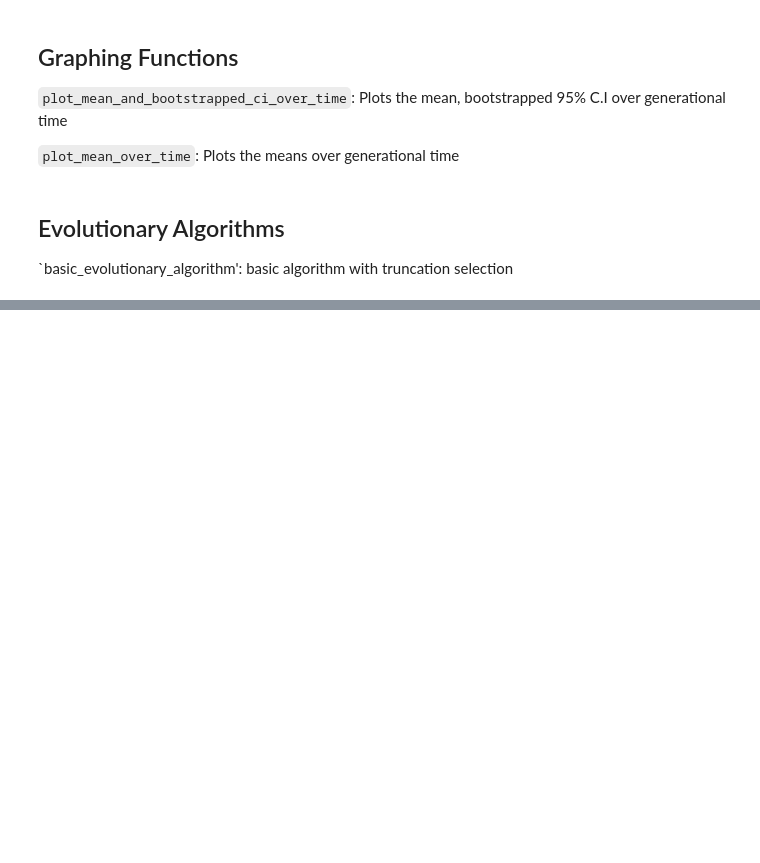
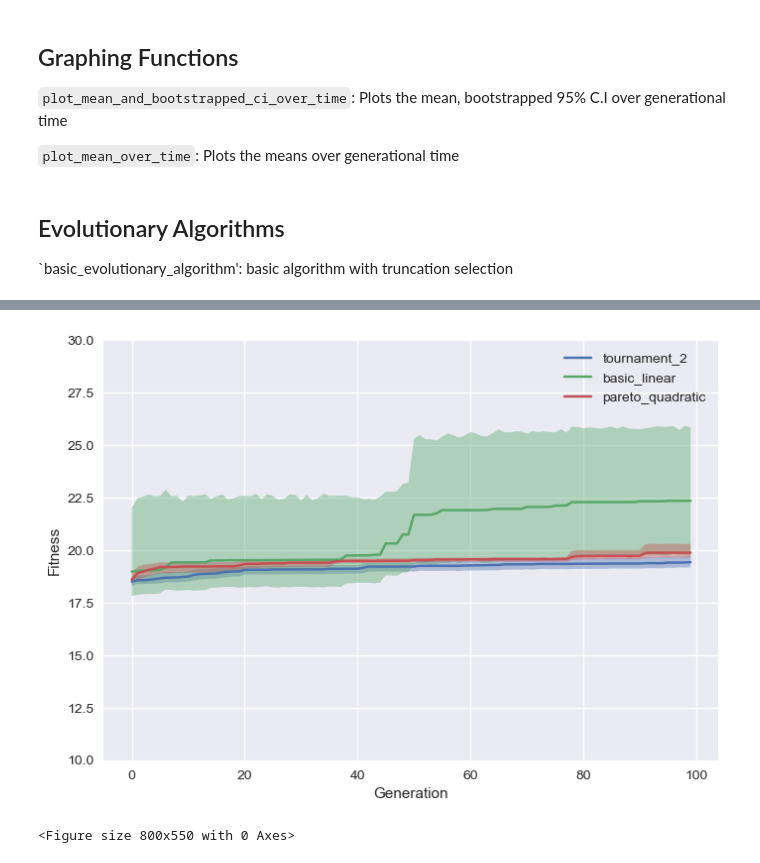
Before and after one commit to andrewsubie/evol-comp-final, a Jupyter notebook: runs_graphing.ipynb, the cells around one changed output, grey strips where cells are left out. Saved outputs shown, nothing was run; the diff lists cells and outputs as text; code cells hidden in the pictures; blank space fills up the shorter version.

```diff
--- a/runs_graphing.ipynb
+++ b/runs_graphing.ipynb
@@ -275,8 +275,10 @@ def age_fitness_pareto_evolution(degree = 2, min_len=5, max_len=25,
             child_1 = Formula(0, 0, degree, path, data=parent_1.data) #copy.deepcopy(parent_1)
             child_2 = Formula(0, 0, degree, path, data=parent_2.data) #copy.deepcopy(parent_2)
 
-            child_1.age = parent_1.age
-            child_2.age = parent_2.age
+            c_age = max(parent_1.age, parent_2.age)
+
+            child_1.age = c_age
+            child_2.age = c_age
 
             child_1.min_length = parent_1.min_length
             child_1.max_length = parent_1.max_length
@@ -381,14 +383,14 @@ experiment_results = {}
 solutions_results = {}
 # %%
 
-num_runs = 20
+num_runs = 10
 total_generations = 100
 path = './data/quadratic_equation_full_details.csv'
 degree = 2
 min_len = 5
 max_len = 25
 num_elements_to_mutate = 1
-num_parents = 10
+num_parents = 20
 num_children = 10
 num_crossover = 2
 tournament_size = 10
@@ -443,12 +444,12 @@ KeyboardInterrupt:
 # %%
-num_runs = 20
+num_runs = 10
 total_generations = 100
 path = './data/linear_equations_1_variable.csv'
 degree = 1
 min_len = 5
-max_len = 10
+max_len = 15
 num_elements_to_mutate = 1
-num_parents = 10
+num_parents = 20
 num_children = 10
 num_crossover = 2
 
@@ -479,12 +498,12 @@ for run in range(num_runs):
 # %%
-num_runs = 20
+num_runs = 10
 total_generations = 100
 path = './data/quadratic_equation_full_details.csv'
 degree = 2
 min_len = 10
 max_len = 25
 num_elements_to_mutate = 1
-num_parents = 10
+num_parents = 20
 num_children = 10
 num_crossover = 2
 # age_select_prop = 0.70
@@ -521,18 +558,21 @@ for run in range(num_runs):
 # %%
 # plot fitness over time
 # plotting
 plt.figure(1, clear = True)
 for experiment in experiment_results.keys():
         plot_mean_and_bootstrapped_ci_over_time(experiment_results[experiment],
                                             experiment,
                                             "Generation",
                                             "Fitness",
-                                            [10,20],
-                                            plot_bootstrap = False)
+                                            [10,30],
+                                            plot_bootstrap = True)
 plt.show()
 timestamp = time.strftime("%Y%m%d_%H%M%S")
 filename = f'./graphs/all_data_{timestamp}.png'
 plt.savefig(filename)
+# %% [output]
+[figure, added]
+<Figure size 800x550 with 0 Axes>
 # %%
 
 # actual quadratic formula:\n",
```
Also changed, not shown: parts of 4 cells of this notebook, 13 other files.
